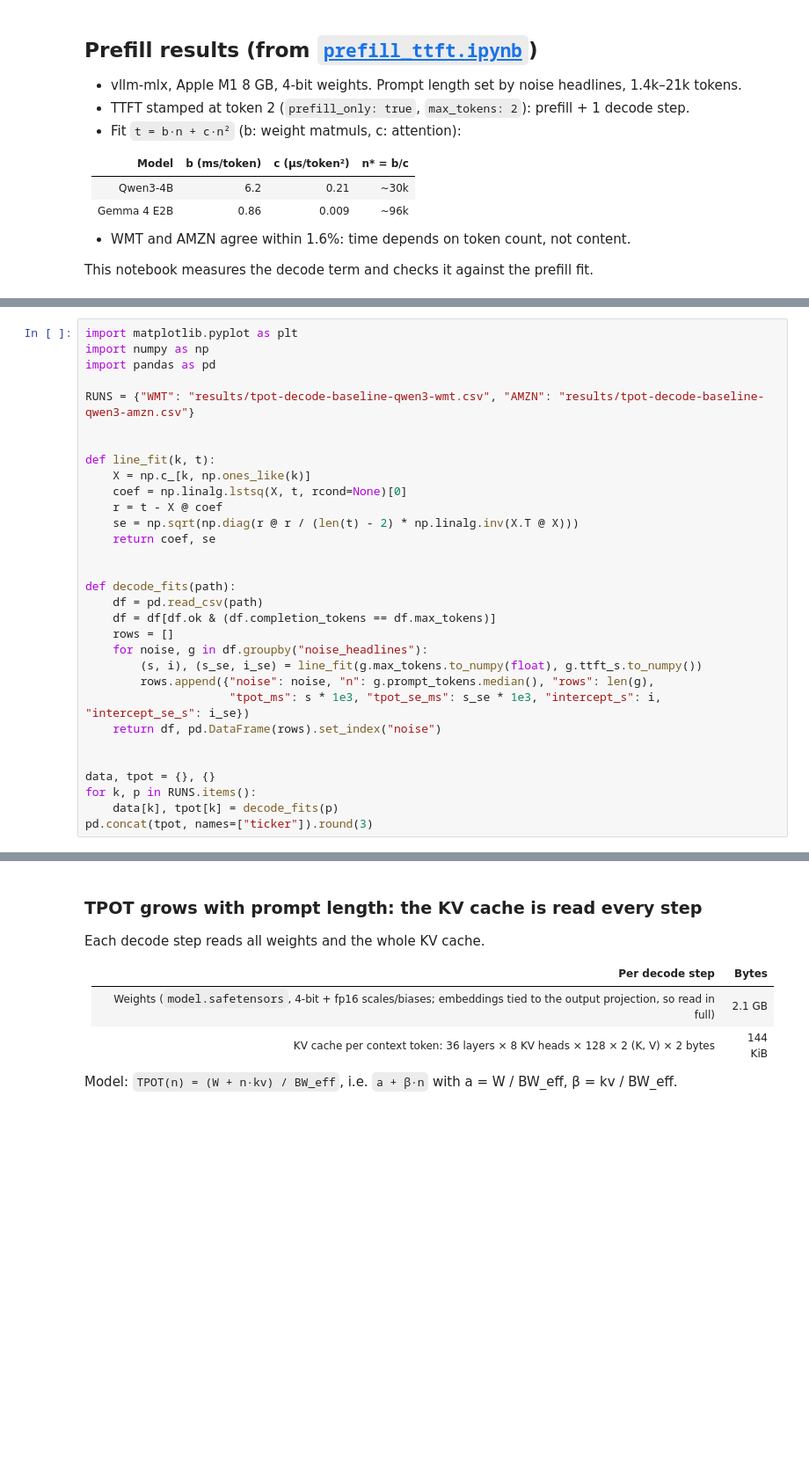
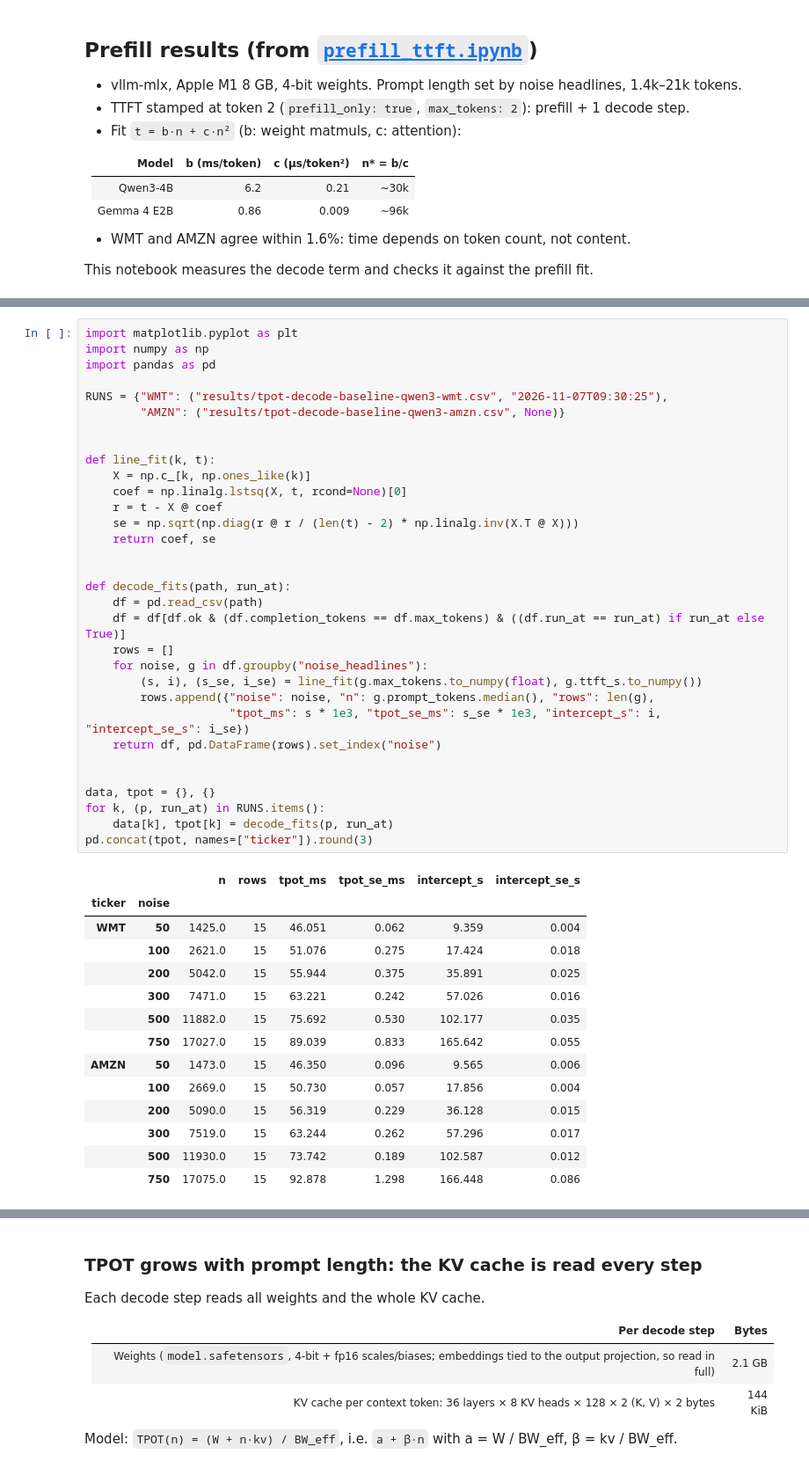
Before and after one commit to scalezen/vllm-market-agent, a Jupyter notebook: benchmarks/decode_tpot.ipynb, the cells around one changed output, grey strips where cells are left out. Shown at 88% size. Drawn from its saved outputs; the diff is of its cells as text; blank space fills up the shorter version.

```diff
--- a/benchmarks/decode_tpot.ipynb
+++ b/benchmarks/decode_tpot.ipynb
@@ -60,32 +63,48 @@ Fit uses all 15 rows per prompt length (5 values of k × 3 repeats); ± is the s
 # %%
 import matplotlib.pyplot as plt
 import numpy as np
 import pandas as pd
 
-RUNS = {"WMT": "results/tpot-decode-baseline-qwen3-wmt.csv", "AMZN": "results/tpot-decode-baseline-qwen3-amzn.csv"}
+RUNS = {"WMT": ("results/tpot-decode-baseline-qwen3-wmt.csv", "2026-11-07T09:30:25"),
+        "AMZN": ("results/tpot-decode-baseline-qwen3-amzn.csv", None)}
 
 
 def line_fit(k, t):
     X = np.c_[k, np.ones_like(k)]
     coef = np.linalg.lstsq(X, t, rcond=None)[0]
     r = t - X @ coef
     se = np.sqrt(np.diag(r @ r / (len(t) - 2) * np.linalg.inv(X.T @ X)))
     return coef, se
 
 
-def decode_fits(path):
+def decode_fits(path, run_at):
     df = pd.read_csv(path)
-    df = df[df.ok & (df.completion_tokens == df.max_tokens)]
+    df = df[df.ok & (df.completion_tokens == df.max_tokens) & ((df.run_at == run_at) if run_at else True)]
     rows = []
     for noise, g in df.groupby("noise_headlines"):
         (s, i), (s_se, i_se) = line_fit(g.max_tokens.to_numpy(float), g.ttft_s.to_numpy())
         rows.append({"noise": noise, "n": g.prompt_tokens.median(), "rows": len(g),
                      "tpot_ms": s * 1e3, "tpot_se_ms": s_se * 1e3, "intercept_s": i, "intercept_se_s": i_se})
     return df, pd.DataFrame(rows).set_index("noise")
 
 
 data, tpot = {}, {}
-for k, p in RUNS.items():
-    data[k], tpot[k] = decode_fits(p)
+for k, (p, run_at) in RUNS.items():
+    data[k], tpot[k] = decode_fits(p, run_at)
 pd.concat(tpot, names=["ticker"]).round(3)
+# %% [output]
+|  |  | n | rows | tpot_ms | tpot_se_ms | intercept_s | intercept_se_s |
+| ticker | noise |  |  |  |  |  |  |
+| WMT | 50 | 1425.0 | 15 | 46.051 | 0.062 | 9.359 | 0.004 |
+|  | 100 | 2621.0 | 15 | 51.076 | 0.275 | 17.424 | 0.018 |
+|  | 200 | 5042.0 | 15 | 55.944 | 0.375 | 35.891 | 0.025 |
+|  | 300 | 7471.0 | 15 | 63.221 | 0.242 | 57.026 | 0.016 |
+|  | 500 | 11882.0 | 15 | 75.692 | 0.530 | 102.177 | 0.035 |
+|  | 750 | 17027.0 | 15 | 89.039 | 0.833 | 165.642 | 0.055 |
+| AMZN | 50 | 1473.0 | 15 | 46.350 | 0.096 | 9.565 | 0.006 |
+|  | 100 | 2669.0 | 15 | 50.730 | 0.057 | 17.856 | 0.004 |
+|  | 200 | 5090.0 | 15 | 56.319 | 0.229 | 36.128 | 0.015 |
+|  | 300 | 7519.0 | 15 | 63.244 | 0.262 | 57.296 | 0.017 |
+|  | 500 | 11930.0 | 15 | 73.742 | 0.189 | 102.587 | 0.012 |
+|  | 750 | 17075.0 | 15 | 92.878 | 1.298 | 166.448 | 0.086 |
 # %%
```
Also changed, not shown: parts of 12 cells of this notebook.
